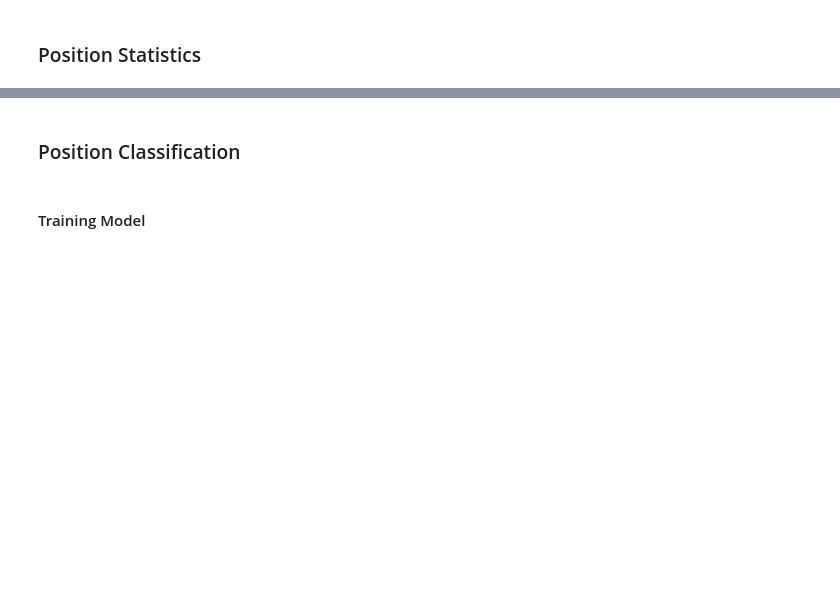
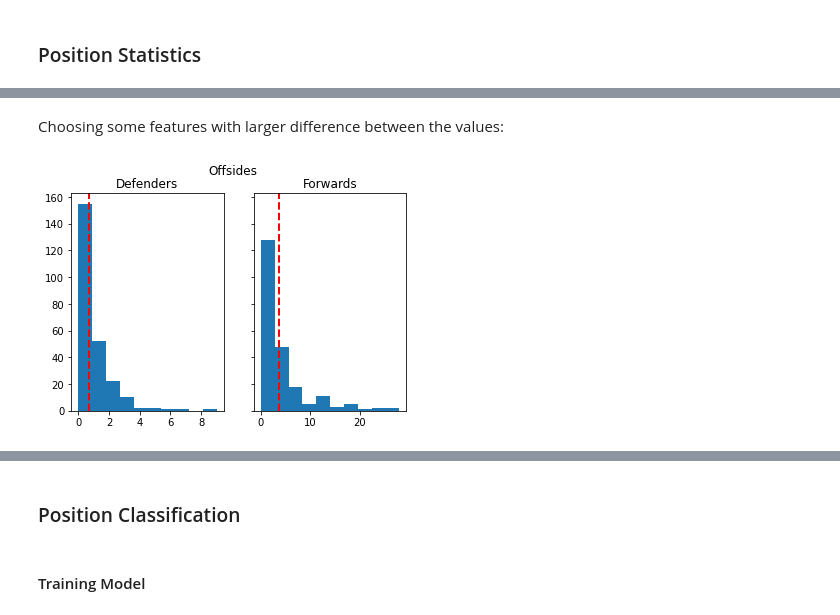
Before and after one commit to IsraelFPM/FootBall-EDA, a Jupyter notebook: PlayersAnalyses.ipynb, the cells around one changed output, grey strips where cells are left out. Saved outputs shown, nothing was run; the diff lists cells and outputs as text; code cells hidden in the pictures; blank space fills up the shorter version.

```diff
--- a/PlayersAnalyses.ipynb
+++ b/PlayersAnalyses.ipynb
@@ -146 +148,19 @@ for row in range(0,len(cols)):
 [interactive output not drawn]
+# %% [markdown]
+ Choosing some features with larger difference between the values:
+# %%
+fig, axs = plt.subplots(ncols = 2,figsize = (6,4),sharey=True)
+
+stats = 'Off'
+plt.suptitle('Offsides')
+
+axs[0].hist(DF[stats])
+axs[0].axvline(DF[stats].mean(), color='red', linestyle='--', linewidth=2, label='Mean')
+axs[0].set_title('Defenders')
+axs[1].hist(FW[stats])
+axs[1].axvline(FW[stats].mean(), color='red', linestyle='--', linewidth=2, label='Mean')
+axs[1].set_title('Forwards')
+
+plt.show()
+# %% [output]
+[figure, added]
```
Also changed, not shown: parts of 16 cells of this notebook.
